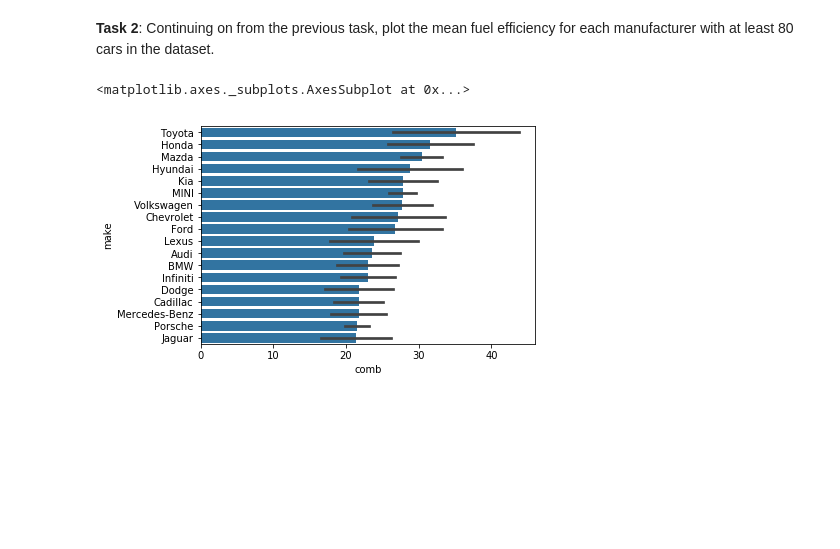
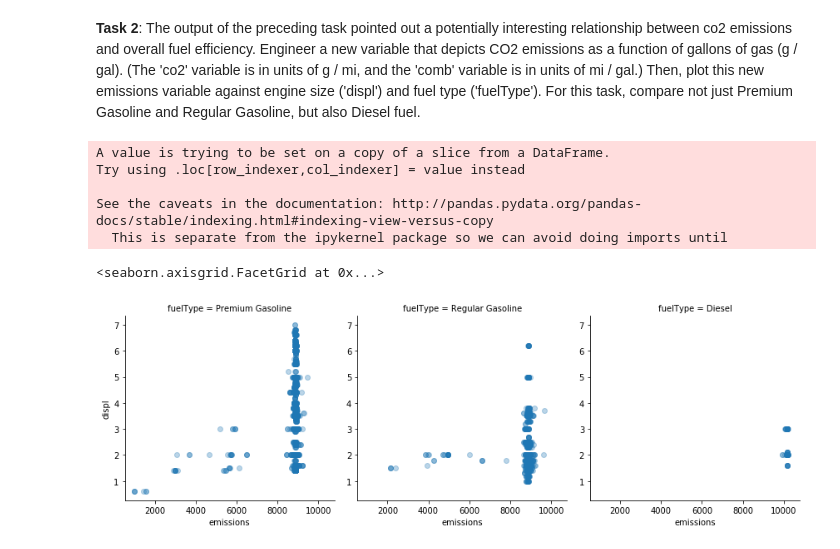
Before and after one commit to mahinourezzeldinne/Data-Scientist-Nanodegree, a Jupyter notebook: Additional_Plot_Practice.ipynb, the cells around one changed output. Drawn from its saved outputs; the diff is of its cells as text; code cells hidden in the pictures; blank space fills up the shorter version.

```diff
--- a/Additional_Plot_Practice.ipynb
+++ b/Additional_Plot_Practice.ipynb
@@ -43,14 +39,19 @@ Due to the large number of manufacturers to plot, I've gone with a faceted plot
-# %% [markdown]
-**Task 2**: Continuing on from the previous task, plot the mean fuel efficiency for each manufacturer with at least 80 cars in the dataset.
-# %%
-# YOUR CODE HERE
-comb_order = group_means.sort_values('comb', ascending = False).index
-
-base_color = sb.color_palette()[0]
-sb.barplot(data = df, x = 'comb', y = 'make', color = base_color,order = comb_order,ci='sd')
-# %% [output]
-<matplotlib.axes._subplots.AxesSubplot at 0x...>
-[figure, removed]
+# %% [markdown]
+**Task 2**: The output of the preceding task pointed out a potentially interesting relationship between co2 emissions and overall fuel efficiency. Engineer a new variable that depicts CO2 emissions as a function of gallons of gas (g / gal). (The 'co2' variable is in units of g / mi, and the 'comb' variable is in units of mi / gal.) Then, plot this new emissions variable against engine size ('displ') and fuel type ('fuelType'). For this task, compare not just Premium Gasoline and Regular Gasoline, but also Diesel fuel.
+# %%
+# YOUR CODE HERE
+df = fuel_econ.loc[fuel_econ.fuelType.isin(['Premium Gasoline','Regular Gasoline','Diesel'])]
+df['emissions'] = df.co2*df.comb
+g = sb.FacetGrid(data = df, col = 'fuelType', size = 4)
+g.map(plt.scatter, 'emissions', 'displ',alpha = 0.3)
+# %% [output]
+A value is trying to be set on a copy of a slice from a DataFrame.
+Try using .loc[row_indexer,col_indexer] = value instead
+
+See the caveats in the documentation: http://pandas.pydata.org/pandas-docs/stable/indexing.html#indexing-view-versus-copy
+  This is separate from the ipykernel package so we can avoid doing imports until
+<seaborn.axisgrid.FacetGrid at 0x...>
+[figure, added]
 # %%
 # run this cell to check your work against ours
 additionalplot_solution_2()
```
Also changed, not shown: parts of 8 cells of this notebook.
